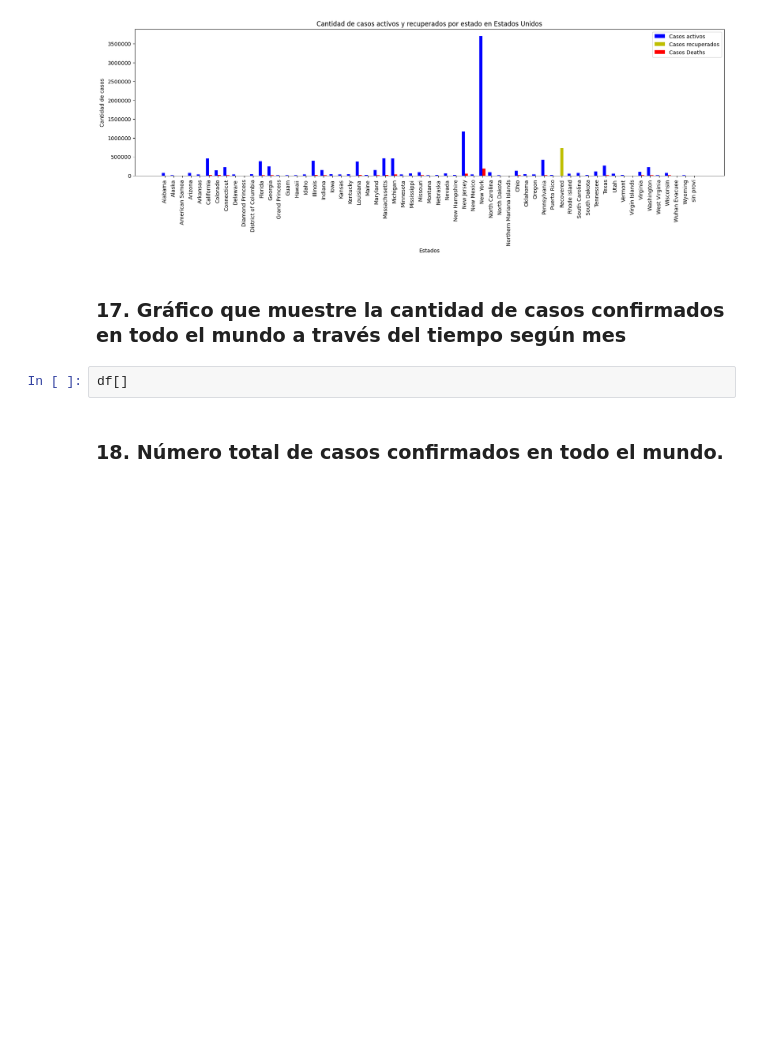
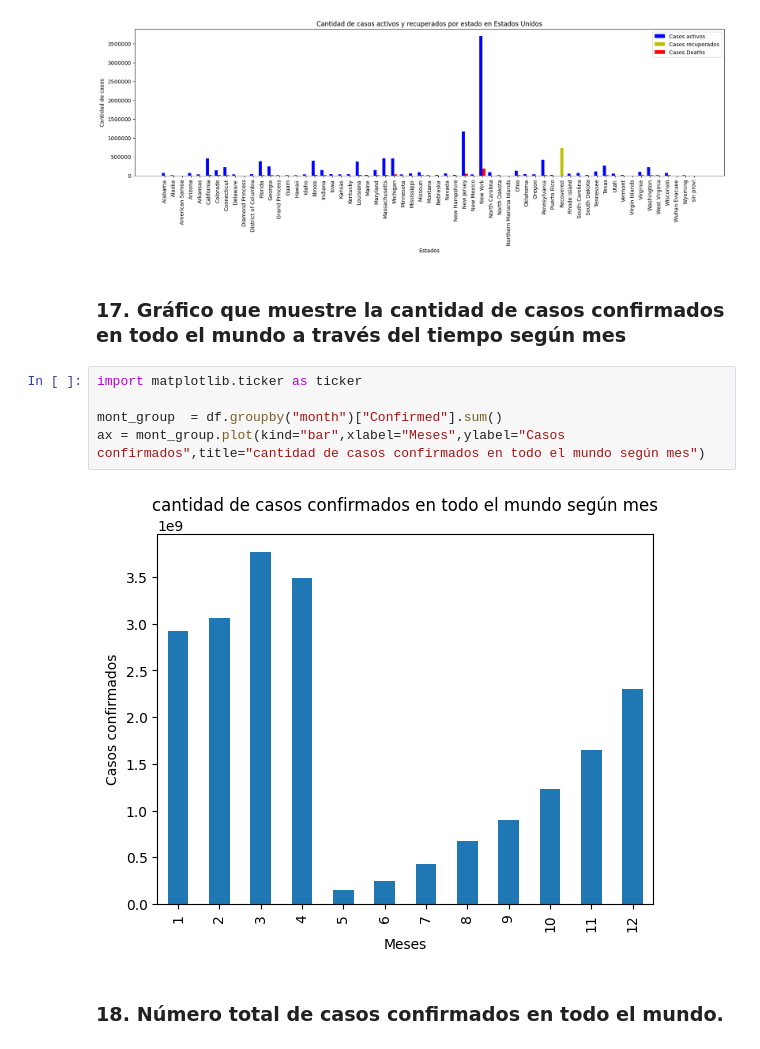
Before and after one commit to AlexisPV/Proyecto_Gestion_datos, a Jupyter notebook: Pinto_gestion.ipynb, the cells around one changed output. Cells and saved outputs as stored; diff of their text form; blank space fills up the shorter version.

```diff
--- a/Pinto_gestion.ipynb
+++ b/Pinto_gestion.ipynb
@@ -431,7 +477,12 @@ plt.show()
 # %% [markdown]
 ### 17. Gráfico que muestre la cantidad de casos confirmados en todo el mundo a través del tiempo según mes
 # %%
-df[]
+import matplotlib.ticker as ticker
+
+mont_group  = df.groupby("month")["Confirmed"].sum()
+ax = mont_group.plot(kind="bar",xlabel="Meses",ylabel="Casos confirmados",title="cantidad de casos confirmados en todo el mundo según mes")
+# %% [output]
+[figure, added]
 # %% [markdown]
 ### 18. Número total de casos confirmados en todo el mundo.
 # %%
```
Also changed, not shown: parts of 4 cells of this notebook.
